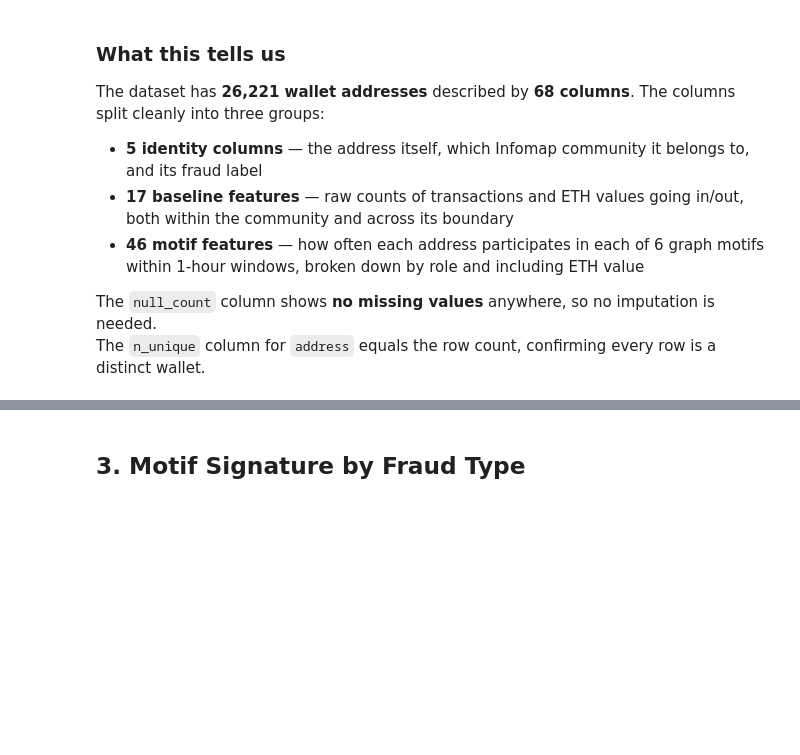
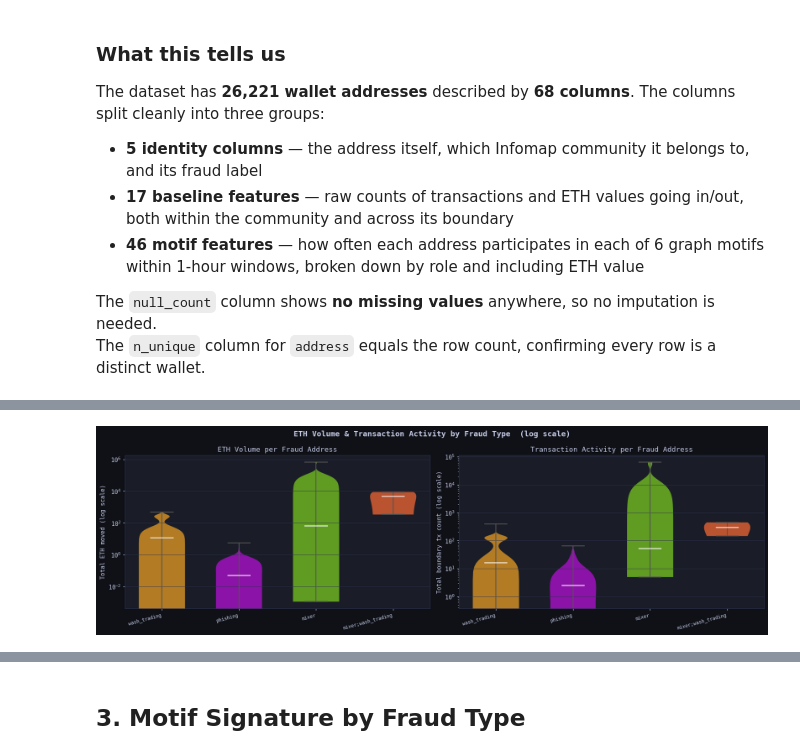
Before and after one commit to Nefeli-Apostolou/GM-Project---Fraud-Detection, a Jupyter notebook: ethereum_motif_analysis.ipynb, the cells around one changed output, grey strips where cells are left out. Drawn from its saved outputs; the diff is of its cells as text; code cells hidden in the pictures; blank space fills up the shorter version.

```diff
--- a/ethereum_motif_analysis.ipynb
+++ b/ethereum_motif_analysis.ipynb
@@ -204,0 +221,41 @@ This is a crucial observation: `wash_trading_846` is a highly contaminated commu
+# %%
+fig, axes = plt.subplots(1, 2, figsize=(16, 5))
+fig.suptitle("ETH Volume & Transaction Activity by Fraud Type  (log scale)", fontsize=13, fontweight="bold")
+
+order = [t for t in ["wash_trading", "phishing", "mixer", "mixer;wash_trading"] if t in fraud["detected_type"].unique()]
+pal   = [PALETTE.get(t, "#888") for t in order]
+
+# Left — total ETH boundary per address (log scale)
+ax = axes[0]
+data_eth = [fraud.loc[fraud["detected_type"]==t, "total_value_eth_boundary"].values for t in order]
+parts = ax.violinplot(data_eth, positions=range(len(order)), showmedians=True, widths=0.6)
+for j, pc in enumerate(parts["bodies"]):
+    pc.set_facecolor(pal[j]); pc.set_alpha(0.7)
+parts["cmedians"].set_color("#ffffff")
+for key in ["cbars","cmins","cmaxes"]: parts[key].set_color("#555")
+ax.set_yscale("log")
+ax.set_xticks(range(len(order)))
+ax.set_xticklabels(order, rotation=15, ha="right", fontsize=8)
+ax.set_ylabel("Total ETH moved (log scale)")
+ax.set_title("ETH Volume per Fraud Address")
+ax.grid(axis="y")
+
+# Right — total tx boundary (log scale)
+ax = axes[1]
+data_tx = [fraud.loc[fraud["detected_type"]==t, "total_tx_boundary"].values for t in order]
+parts2 = ax.violinplot(data_tx, positions=range(len(order)), showmedians=True, widths=0.6)
+for j, pc in enumerate(parts2["bodies"]):
+    pc.set_facecolor(pal[j]); pc.set_alpha(0.7)
+parts2["cmedians"].set_color("#ffffff")
+for key in ["cbars","cmins","cmaxes"]: parts2[key].set_color("#555")
+ax.set_yscale("log")
+ax.set_xticks(range(len(order)))
+ax.set_xticklabels(order, rotation=15, ha="right", fontsize=8)
+ax.set_ylabel("Total boundary tx count (log scale)")
+ax.set_title("Transaction Activity per Fraud Address")
+ax.grid(axis="y")
+
+plt.tight_layout()
+plt.show()
+# %% [output]
+[figure, added]
```
Also changed, not shown: parts of 35 cells of this notebook.
